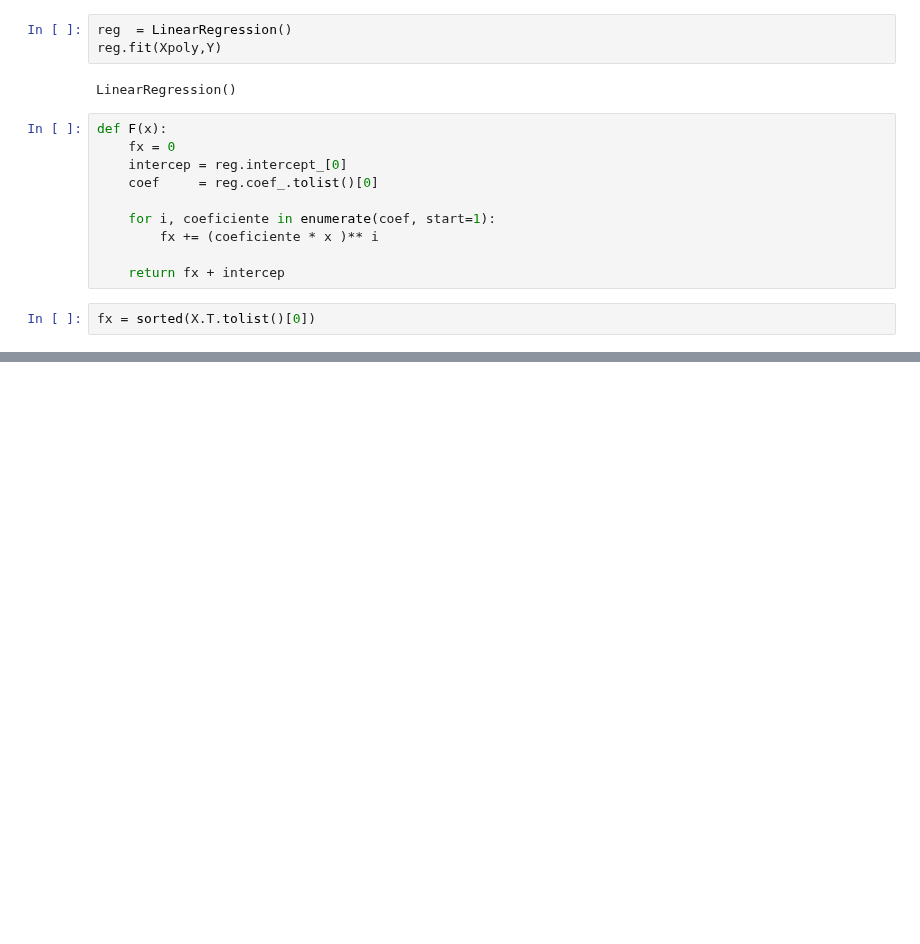
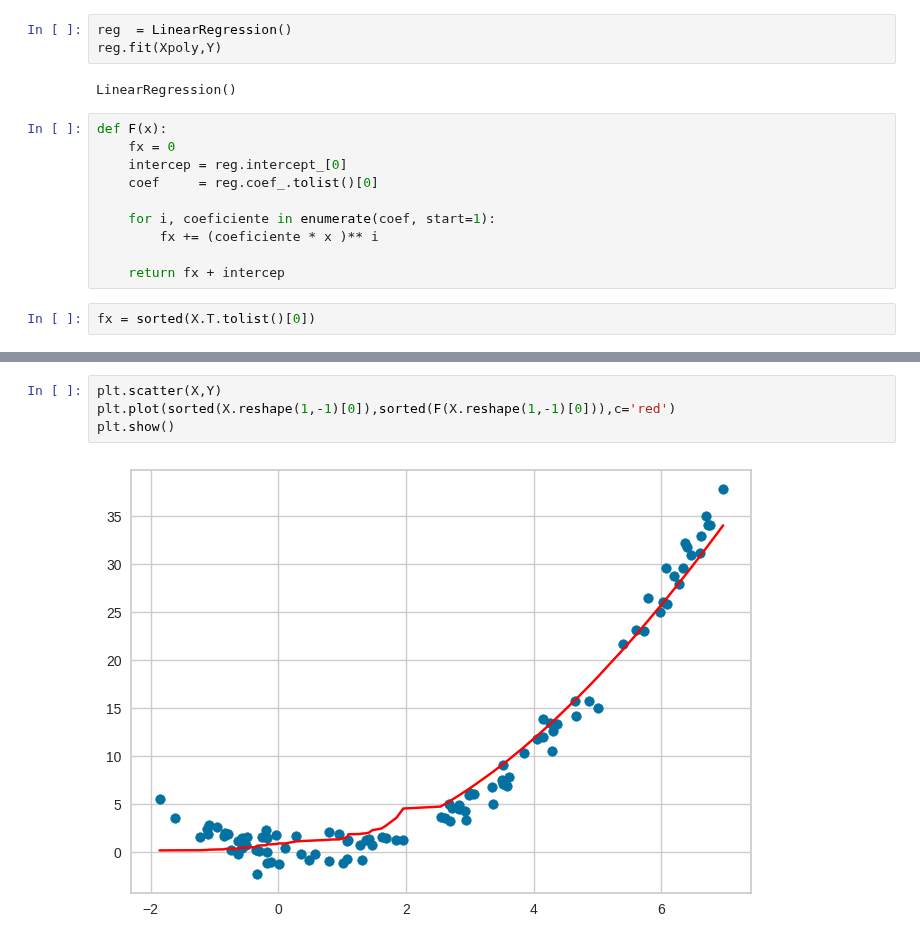
Before and after one commit to kaladabrio2020/livro-aprendizado-de-maquina-sklearn-keras-tf, a Jupyter notebook: Parte 1 - Conceitos basicos de Aprendizado de Maquina/Capitulo 4 - Treinando Modelos/Regressão.ipynb, the cells around one changed output, grey strips where cells are left out. Cells and saved outputs as stored; diff of their text form; blank space fills up the shorter version.

```diff
--- a/Parte 1 - Conceitos basicos de Aprendizado de Maquina/Capitulo 4 - Treinando Modelos/Regressão.ipynb
+++ b/Parte 1 - Conceitos basicos de Aprendizado de Maquina/Capitulo 4 - Treinando Modelos/Regressão.ipynb
@@ -183,0 +201,6 @@ plt.plot(sorted(X.reshape(1,-1)[0]),sorted(F(X.reshape(1,-1)[0])),c='red')
+# %%
+plt.scatter(X,Y)
+plt.plot(sorted(X.reshape(1,-1)[0]),sorted(F(X.reshape(1,-1)[0])),c='red')
+plt.show()
+# %% [output]
+[figure, added]
```
Also changed, not shown: parts of 16 cells of this notebook, 8 other files.
